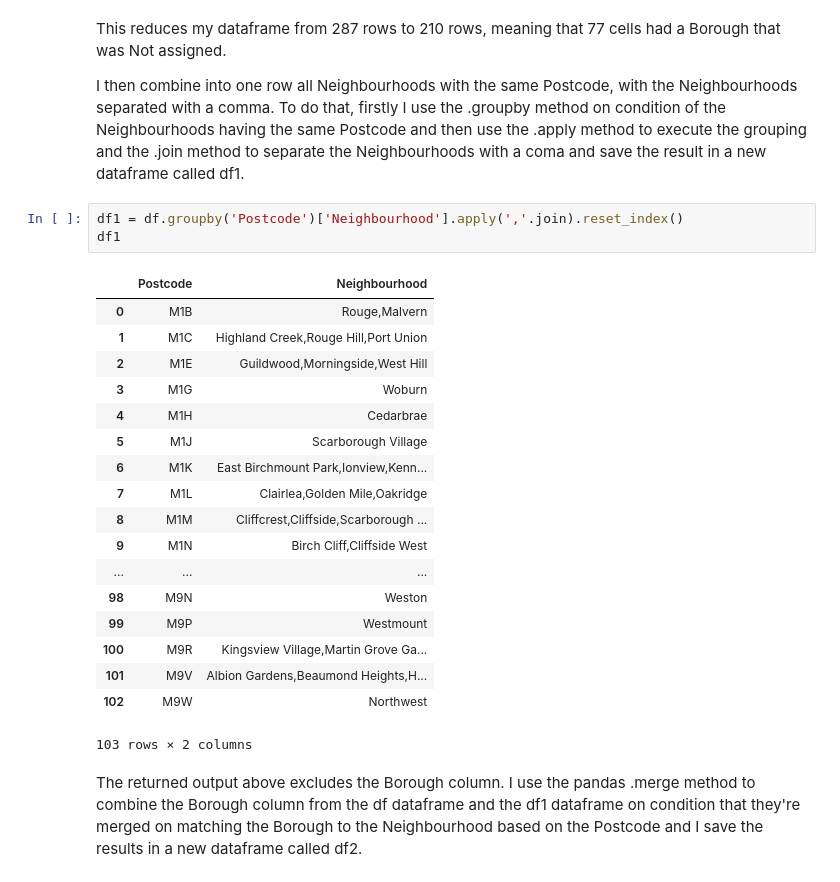
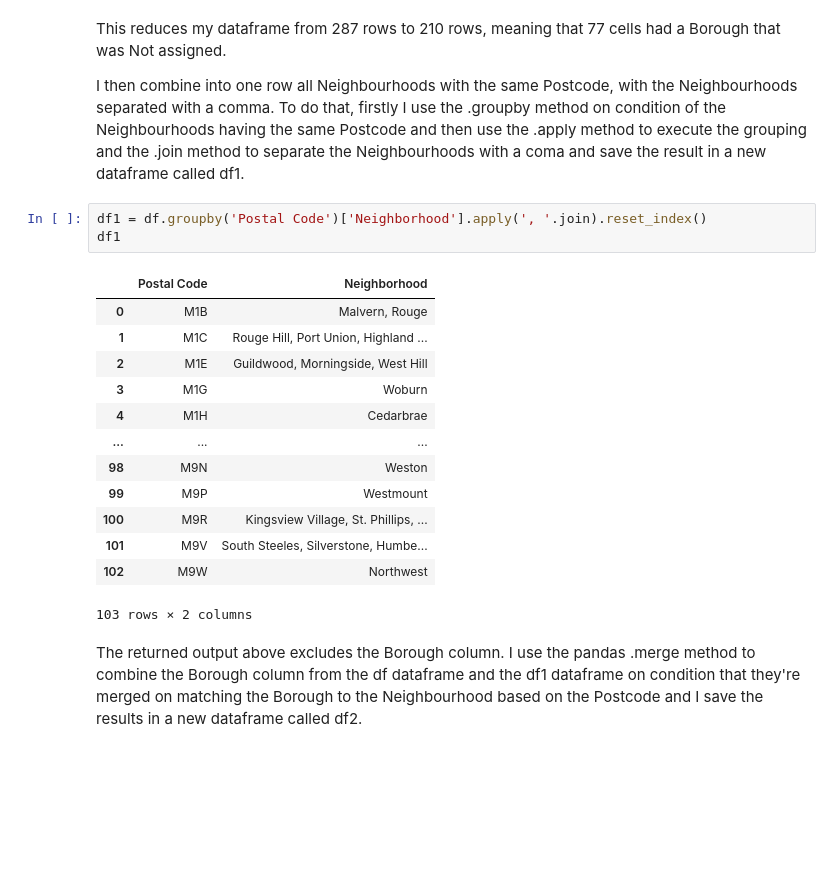
Before and after one commit to PhilileLN/Coursera_Capstone, a Jupyter notebook: Philile's_Segmenting_&_Clustering_Neighborhoods_In_Toronto_Project.ipynb, the cells around one changed output. Cells and saved outputs as stored; diff of their text form; blank space fills up the shorter version.

```diff
--- a/Philile's_Segmenting_&_Clustering_Neighborhoods_In_Toronto_Project.ipynb
+++ b/Philile's_Segmenting_&_Clustering_Neighborhoods_In_Toronto_Project.ipynb
@@ -83,25 +75,20 @@ This reduces my dataframe from 287 rows to 210 rows, meaning that 77 cells had a
 
 I then combine into one row all Neighbourhoods with the same Postcode, with the Neighbourhoods separated with a comma. To do that, firstly I use the .groupby method on condition of the Neighbourhoods having the same Postcode and then use the .apply method to execute the grouping and the .join method to separate the Neighbourhoods with a coma and save the result in a new dataframe called df1.
 # %%
-df1 = df.groupby('Postcode')['Neighbourhood'].apply(','.join).reset_index()
+df1 = df.groupby('Postal Code')['Neighborhood'].apply(', '.join).reset_index()
 df1
 # %% [output]
-|  | Postcode | Neighbourhood |
-| 0 | M1B | Rouge,Malvern |
-| 1 | M1C | Highland Creek,Rouge Hill,Port Union |
-| 2 | M1E | Guildwood,Morningside,West Hill |
+|  | Postal Code | Neighborhood |
+| 0 | M1B | Malvern, Rouge |
+| 1 | M1C | Rouge Hill, Port Union, Highland ... |
+| 2 | M1E | Guildwood, Morningside, West Hill |
 | 3 | M1G | Woburn |
 | 4 | M1H | Cedarbrae |
-| 5 | M1J | Scarborough Village |
-| 6 | M1K | East Birchmount Park,Ionview,Kenn... |
-| 7 | M1L | Clairlea,Golden Mile,Oakridge |
-| 8 | M1M | Cliffcrest,Cliffside,Scarborough ... |
-| 9 | M1N | Birch Cliff,Cliffside West |
 | ... | ... | ... |
 | 98 | M9N | Weston |
 | 99 | M9P | Westmount |
-| 100 | M9R | Kingsview Village,Martin Grove Ga... |
-| 101 | M9V | Albion Gardens,Beaumond Heights,H... |
+| 100 | M9R | Kingsview Village, St. Phillips, ... |
+| 101 | M9V | South Steeles, Silverstone, Humbe... |
 | 102 | M9W | Northwest |
 103 rows × 2 columns
 # %% [markdown]
```
Also changed, not shown: parts of 76 cells of this notebook.
